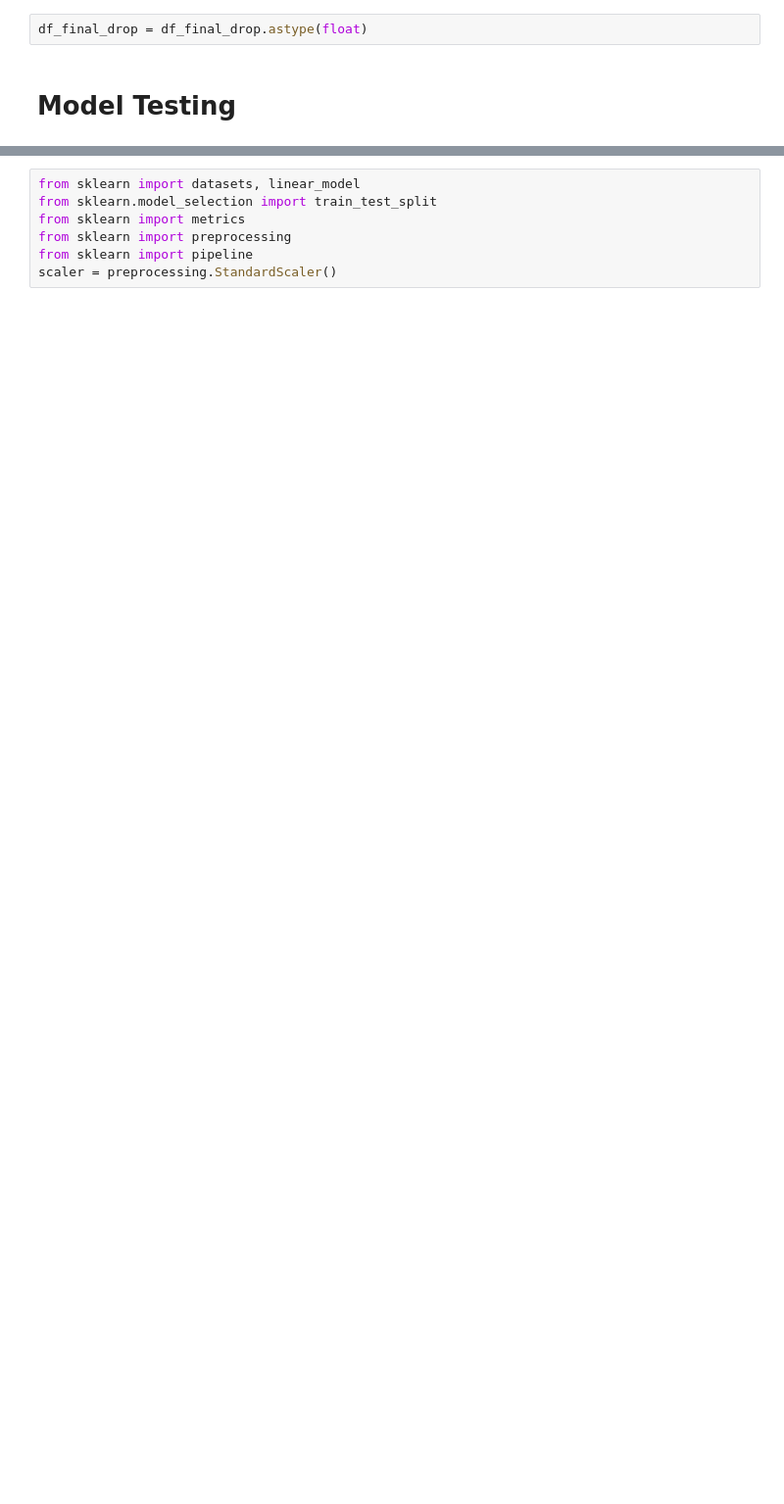
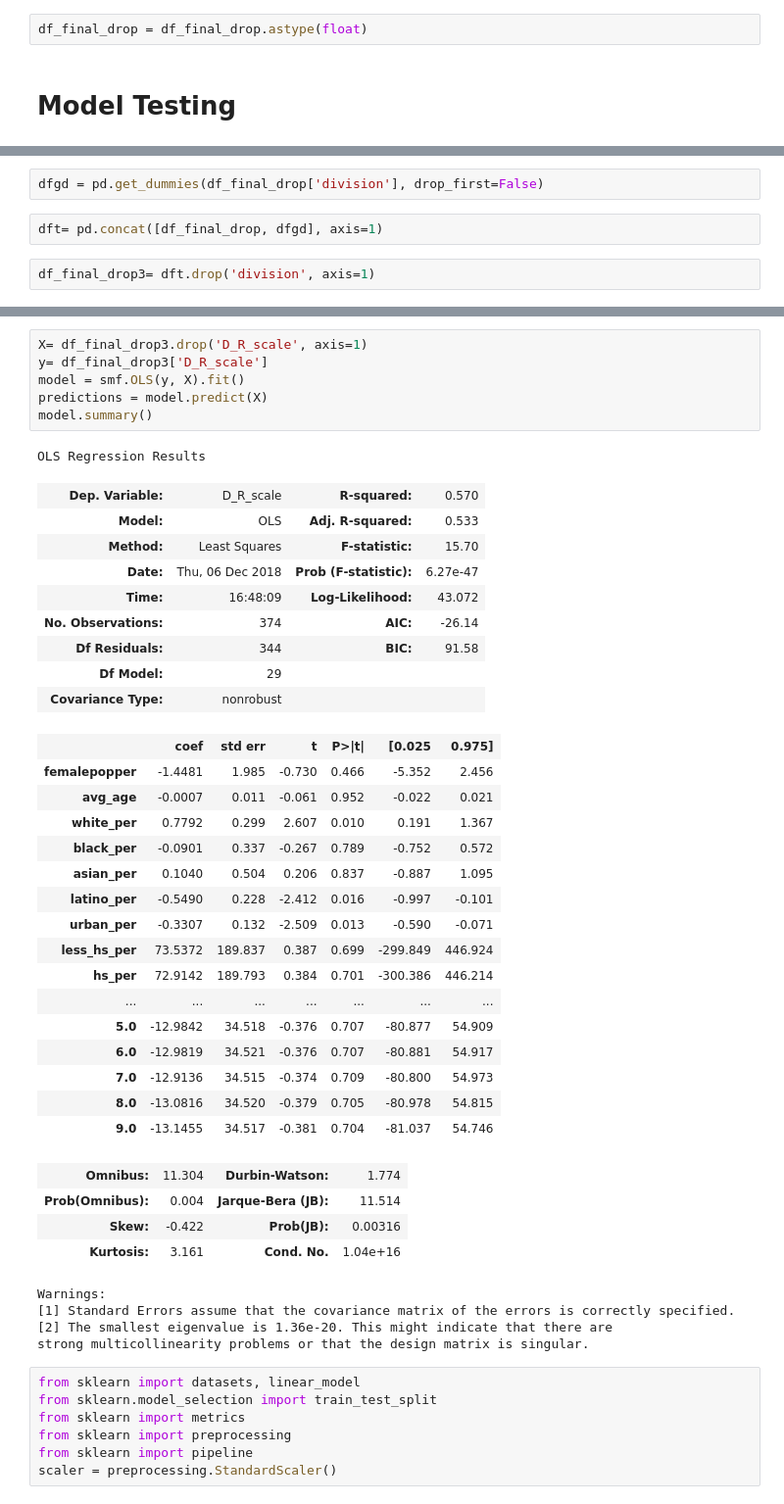
Before and after one commit to scbronder/state_predictor, a Jupyter notebook: mod2_v2.ipynb, the cells around one changed output, grey strips where cells are left out. Shown at 98% size. Cells and saved outputs as stored; diff of their text form; blank space fills up the shorter version.

Commit message:
get dummies

```diff
--- a/mod2_v2.ipynb
+++ b/mod2_v2.ipynb
@@ -1111,0 +1155,6 @@ strong multicollinearity or other numerical problems.
+# %%
+dfgd = pd.get_dummies(df_final_drop['division'], drop_first=False)
+# %%
+dft= pd.concat([df_final_drop, dfgd], axis=1)
+# %%
+df_final_drop3= dft.drop('division', axis=1)
@@ -1112,3 +1167,44 @@ strong multicollinearity or other numerical problems.
+# %%
+X= df_final_drop3.drop('D_R_scale', axis=1)
+y= df_final_drop3['D_R_scale']
+model = smf.OLS(y, X).fit()
+predictions = model.predict(X)
+model.summary()
+# %% [output]
+OLS Regression Results
+| Dep. Variable: | D_R_scale | R-squared: | 0.570 |
+| Model: | OLS | Adj. R-squared: | 0.533 |
+| Method: | Least Squares | F-statistic: | 15.70 |
+| Date: | Thu, 06 Dec 2018 | Prob (F-statistic): | 6.27e-47 |
+| Time: | 16:48:09 | Log-Likelihood: | 43.072 |
+| No. Observations: | 374 | AIC: | -26.14 |
+| Df Residuals: | 344 | BIC: | 91.58 |
+| Df Model: | 29 |  |  |
+| Covariance Type: | nonrobust |  |  |
+|  | coef | std err | t | P>|t| | [0.025 | 0.975] |
+| femalepopper | -1.4481 | 1.985 | -0.730 | 0.466 | -5.352 | 2.456 |
+| avg_age | -0.0007 | 0.011 | -0.061 | 0.952 | -0.022 | 0.021 |
+| white_per | 0.7792 | 0.299 | 2.607 | 0.010 | 0.191 | 1.367 |
+| black_per | -0.0901 | 0.337 | -0.267 | 0.789 | -0.752 | 0.572 |
+| asian_per | 0.1040 | 0.504 | 0.206 | 0.837 | -0.887 | 1.095 |
+| latino_per | -0.5490 | 0.228 | -2.412 | 0.016 | -0.997 | -0.101 |
+| urban_per | -0.3307 | 0.132 | -2.509 | 0.013 | -0.590 | -0.071 |
+| less_hs_per | 73.5372 | 189.837 | 0.387 | 0.699 | -299.849 | 446.924 |
+| hs_per | 72.9142 | 189.793 | 0.384 | 0.701 | -300.386 | 446.214 |
+| ... | ... | ... | ... | ... | ... | ... |
+| 5.0 | -12.9842 | 34.518 | -0.376 | 0.707 | -80.877 | 54.909 |
+| 6.0 | -12.9819 | 34.521 | -0.376 | 0.707 | -80.881 | 54.917 |
+| 7.0 | -12.9136 | 34.515 | -0.374 | 0.709 | -80.800 | 54.973 |
+| 8.0 | -13.0816 | 34.520 | -0.379 | 0.705 | -80.978 | 54.815 |
+| 9.0 | -13.1455 | 34.517 | -0.381 | 0.704 | -81.037 | 54.746 |
+| Omnibus: | 11.304 | Durbin-Watson: | 1.774 |
+| Prob(Omnibus): | 0.004 | Jarque-Bera (JB): | 11.514 |
+| Skew: | -0.422 | Prob(JB): | 0.00316 |
+| Kurtosis: | 3.161 | Cond. No. | 1.04e+16 |
+Warnings:
+[1] Standard Errors assume that the covariance matrix of the errors is correctly specified.
+[2] The smallest eigenvalue is 1.36e-20. This might indicate that there are
+strong multicollinearity problems or that the design matrix is singular.
 # %%
 from sklearn import datasets, linear_model
 from sklearn.model_selection import train_test_split
```
Also changed, not shown: parts of 14 cells of this notebook, 1 other file.
